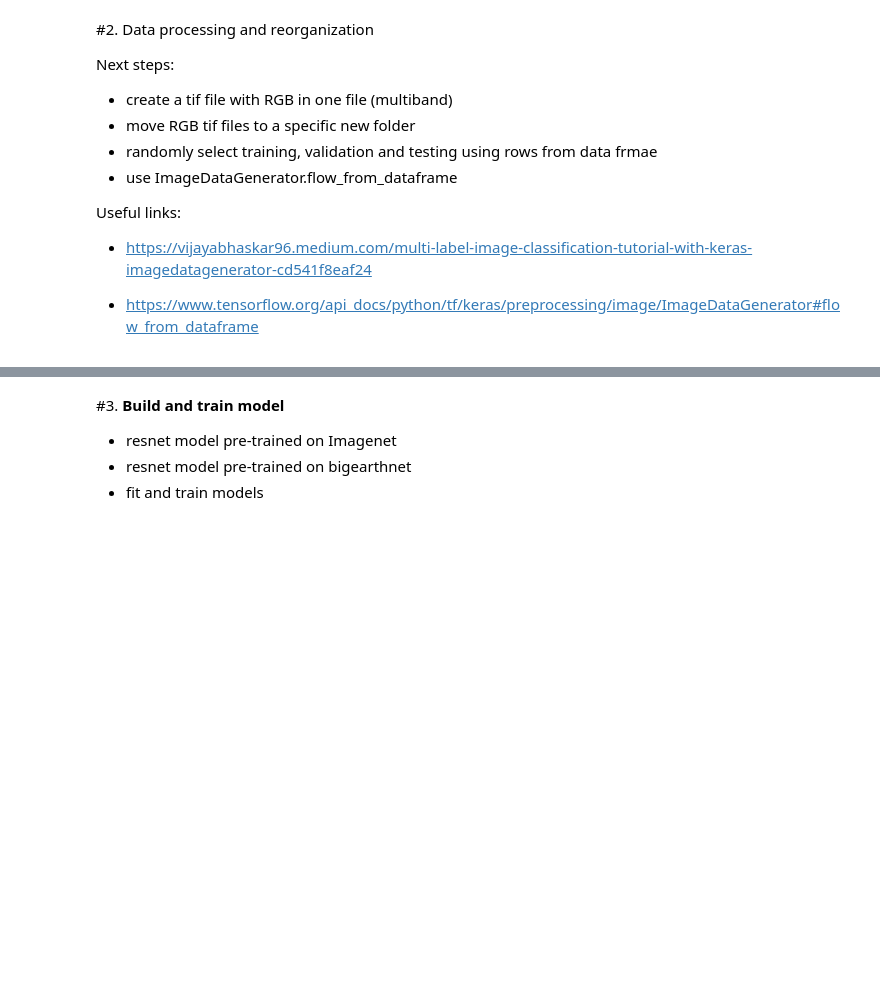
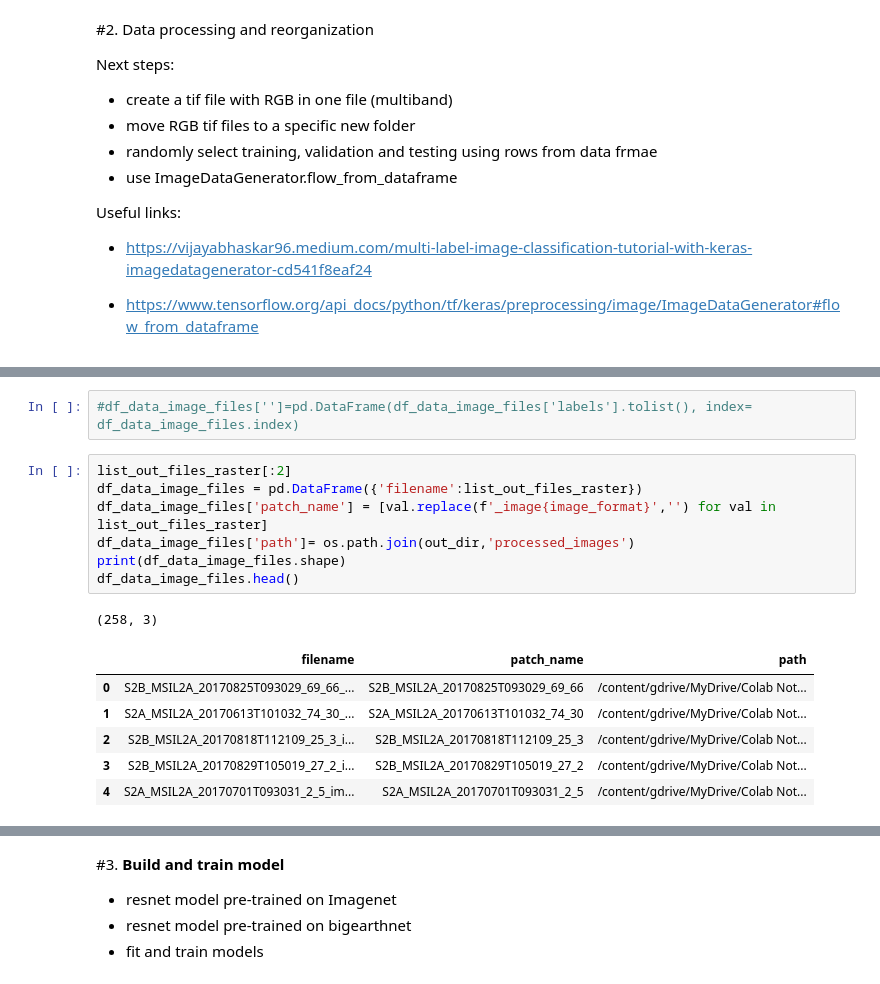
Before and after one commit to bparment1/deep_learning_with_satellite_imagery_and_geospatial_data, a Jupyter notebook: land_cover_image_classification_sentinel2.ipynb, the cells around one changed output, grey strips where cells are left out. Cells and saved outputs as stored; diff of their text form; blank space fills up the shorter version.

```diff
--- a/land_cover_image_classification_sentinel2.ipynb
+++ b/land_cover_image_classification_sentinel2.ipynb
@@ -686,0 +989,17 @@ print(np.round(258*0.1)) #for validation
+# %%
+#df_data_image_files['']=pd.DataFrame(df_data_image_files['labels'].tolist(), index= df_data_image_files.index)
+# %%
+list_out_files_raster[:2]
+df_data_image_files = pd.DataFrame({'filename':list_out_files_raster})
+df_data_image_files['patch_name'] = [val.replace(f'_image{image_format}','') for val in list_out_files_raster]
+df_data_image_files['path']= os.path.join(out_dir,'processed_images')
+print(df_data_image_files.shape)
+df_data_image_files.head()
+# %% [output]
+(258, 3)
+|  | filename | patch_name | path |
+| 0 | S2B_MSIL2A_20170825T093029_69_66_... | S2B_MSIL2A_20170825T093029_69_66 | /content/gdrive/MyDrive/Colab Not... |
+| 1 | S2A_MSIL2A_20170613T101032_74_30_... | S2A_MSIL2A_20170613T101032_74_30 | /content/gdrive/MyDrive/Colab Not... |
+| 2 | S2B_MSIL2A_20170818T112109_25_3_i... | S2B_MSIL2A_20170818T112109_25_3 | /content/gdrive/MyDrive/Colab Not... |
+| 3 | S2B_MSIL2A_20170829T105019_27_2_i... | S2B_MSIL2A_20170829T105019_27_2 | /content/gdrive/MyDrive/Colab Not... |
+| 4 | S2A_MSIL2A_20170701T093031_2_5_im... | S2A_MSIL2A_20170701T093031_2_5 | /content/gdrive/MyDrive/Colab Not... |
```
Also changed, not shown: parts of 61 cells of this notebook.
